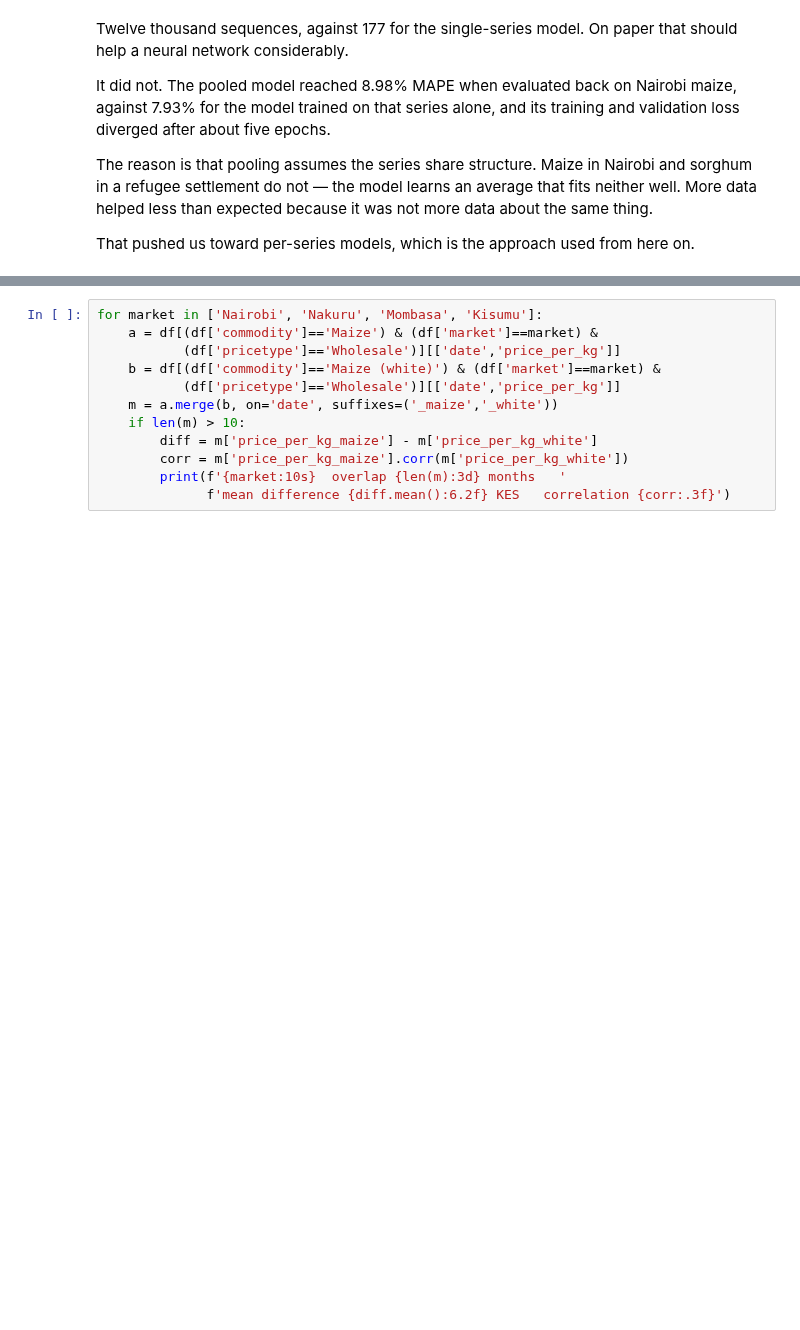
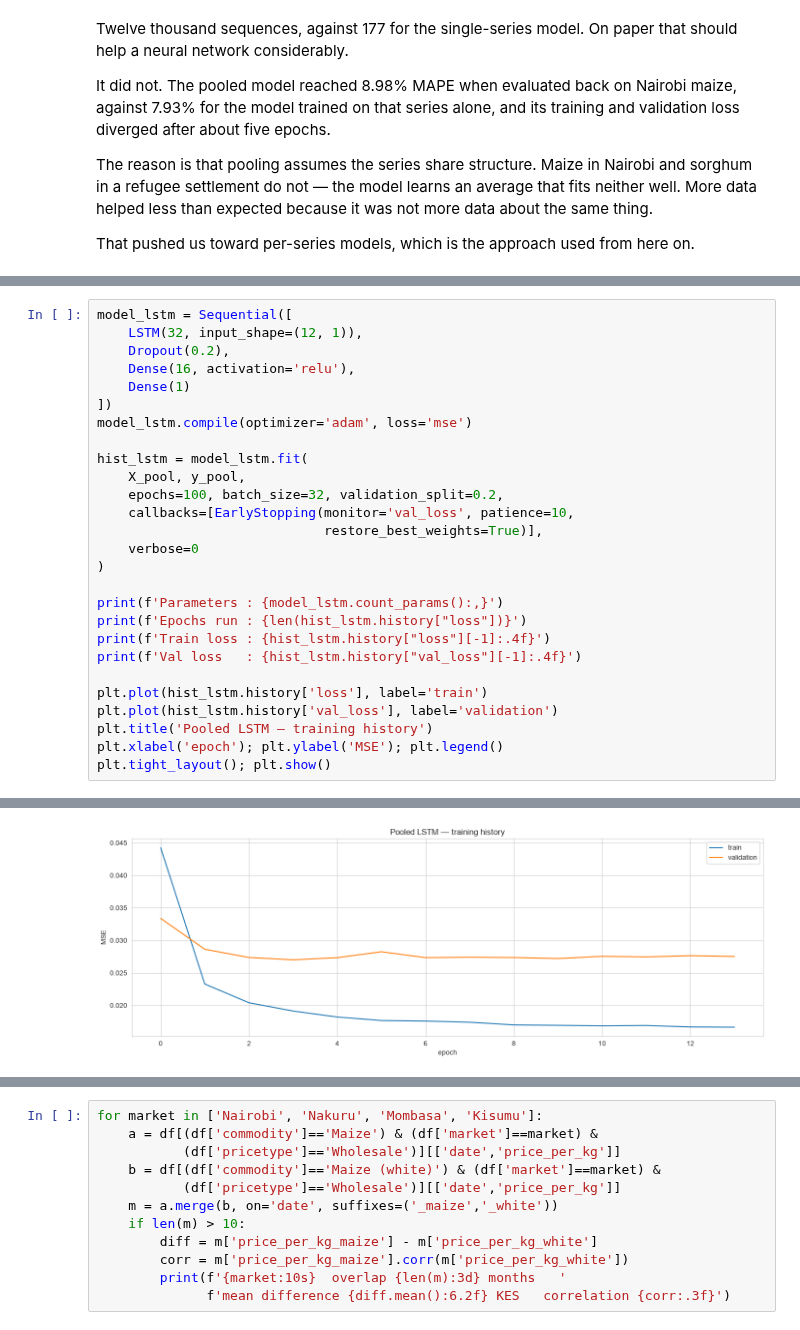
Before and after one commit to machange12/bei-smart, a Jupyter notebook: notebooks/modeling/forecast_model_clean.ipynb, the cells around one changed output, grey strips where cells are left out. Cells and saved outputs as stored; diff of their text form; blank space fills up the shorter version.

```diff
--- a/notebooks/modeling/forecast_model_clean.ipynb
+++ b/notebooks/modeling/forecast_model_clean.ipynb
@@ -365,0 +426,28 @@ That pushed us toward per-series models, which is the approach used from here on
+# %%
+model_lstm = Sequential([
+    LSTM(32, input_shape=(12, 1)),
+    Dropout(0.2),
+    Dense(16, activation='relu'),
+    Dense(1)
+])
+model_lstm.compile(optimizer='adam', loss='mse')
+
+hist_lstm = model_lstm.fit(
+    X_pool, y_pool,
+    epochs=100, batch_size=32, validation_split=0.2,
+    callbacks=[EarlyStopping(monitor='val_loss', patience=10,
+                             restore_best_weights=True)],
+    verbose=0
+)
+
+print(f'Parameters : {model_lstm.count_params():,}')
+print(f'Epochs run : {len(hist_lstm.history["loss"])}')
+print(f'Train loss : {hist_lstm.history["loss"][-1]:.4f}')
+print(f'Val loss   : {hist_lstm.history["val_loss"][-1]:.4f}')
+
+plt.plot(hist_lstm.history['loss'], label='train')
+plt.plot(hist_lstm.history['val_loss'], label='validation')
+plt.title('Pooled LSTM — training history')
+plt.xlabel('epoch'); plt.ylabel('MSE'); plt.legend()
+plt.tight_layout(); plt.show()
+# %% [output]
@@ -365,0 +458 @@ That pushed us toward per-series models, which is the approach used from here on
+[figure, added]
```
Also changed, not shown: parts of 88 cells of this notebook, 10 other files.
